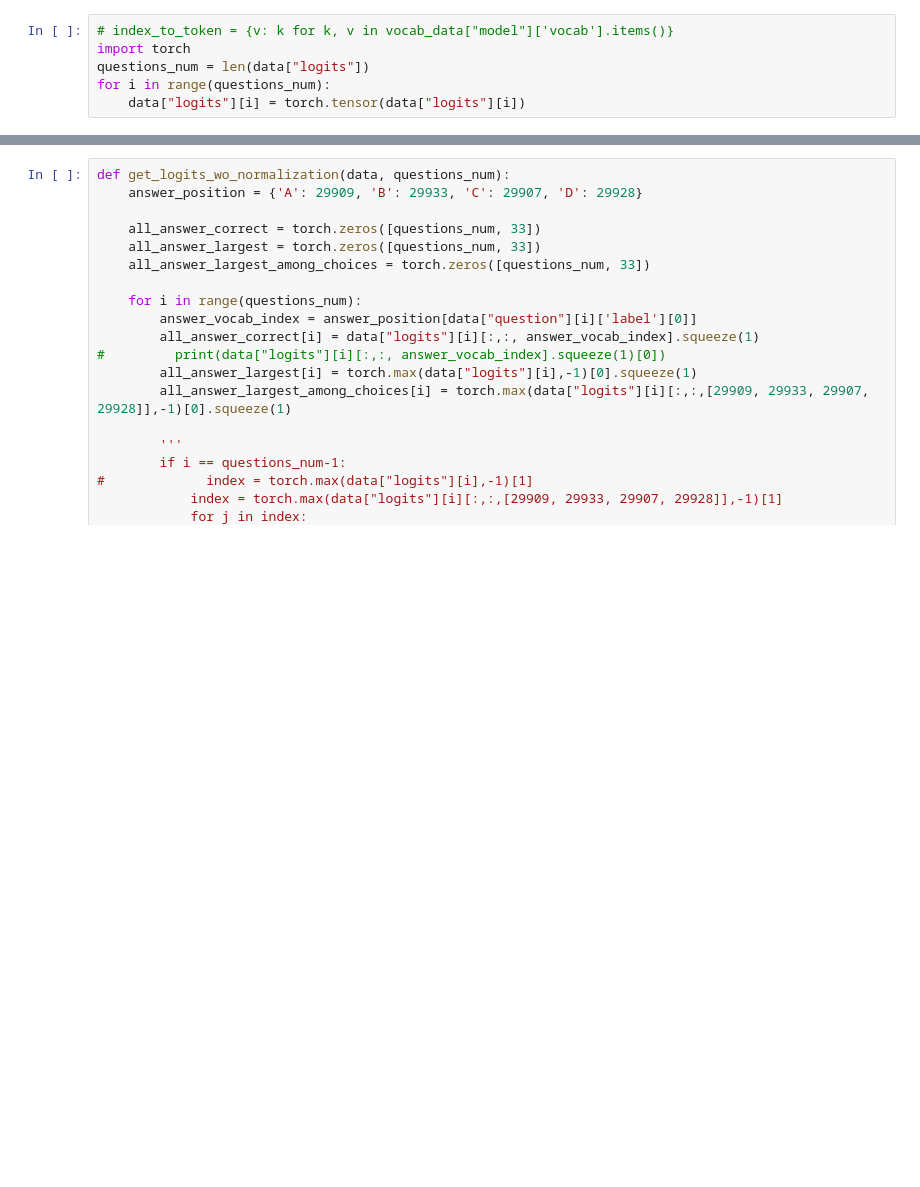
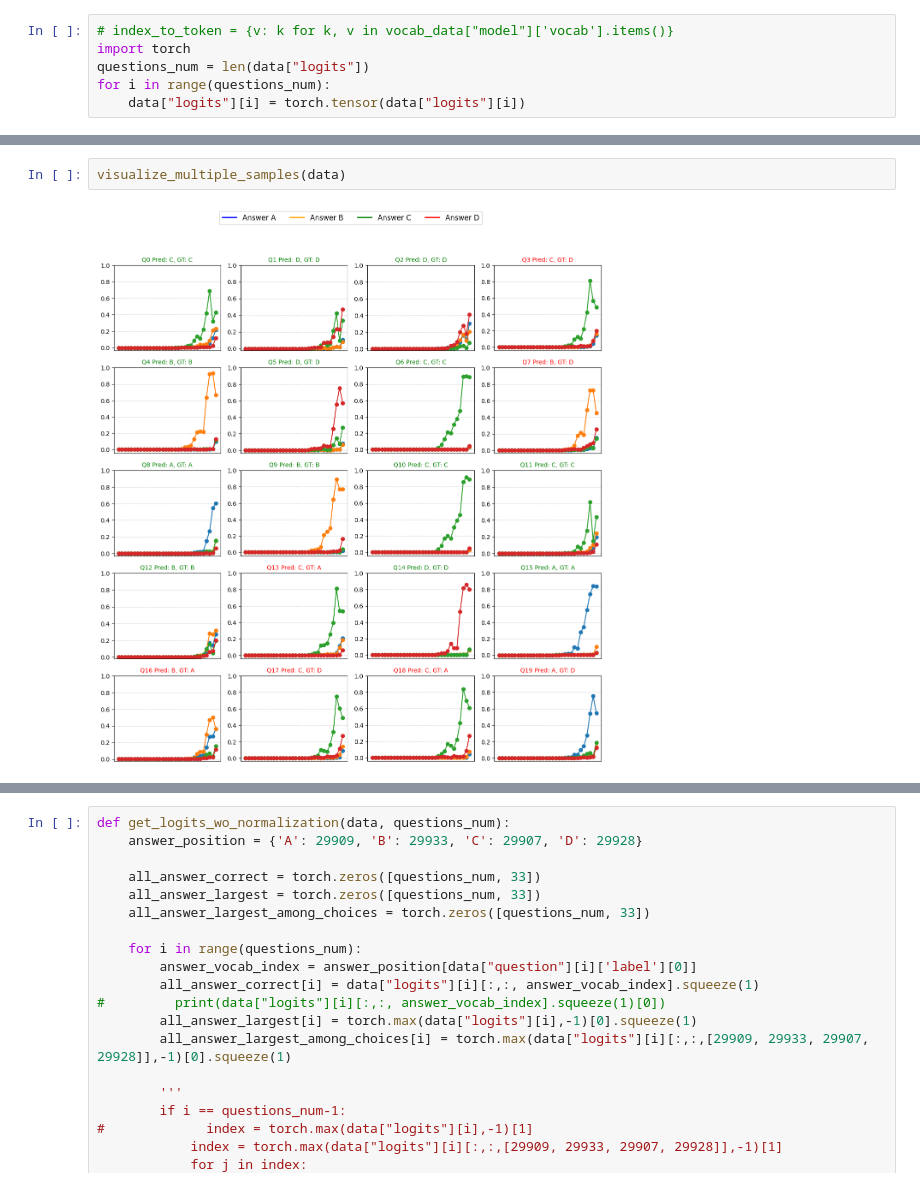
Before and after one commit to JoyHuYY1412/DoLa, a Jupyter notebook: visualization.ipynb, the cells around one changed output, grey strips where cells are left out. Drawn from its saved outputs; the diff is of its cells as text; blank space fills up the shorter version.

```diff
--- a/visualization.ipynb
+++ b/visualization.ipynb
@@ -44,0 +200,4 @@ for i in range(questions_num):
+# %%
+visualize_multiple_samples(data)
+# %% [output]
+[figure, added]
```
Also changed, not shown: parts of 20 cells of this notebook.
